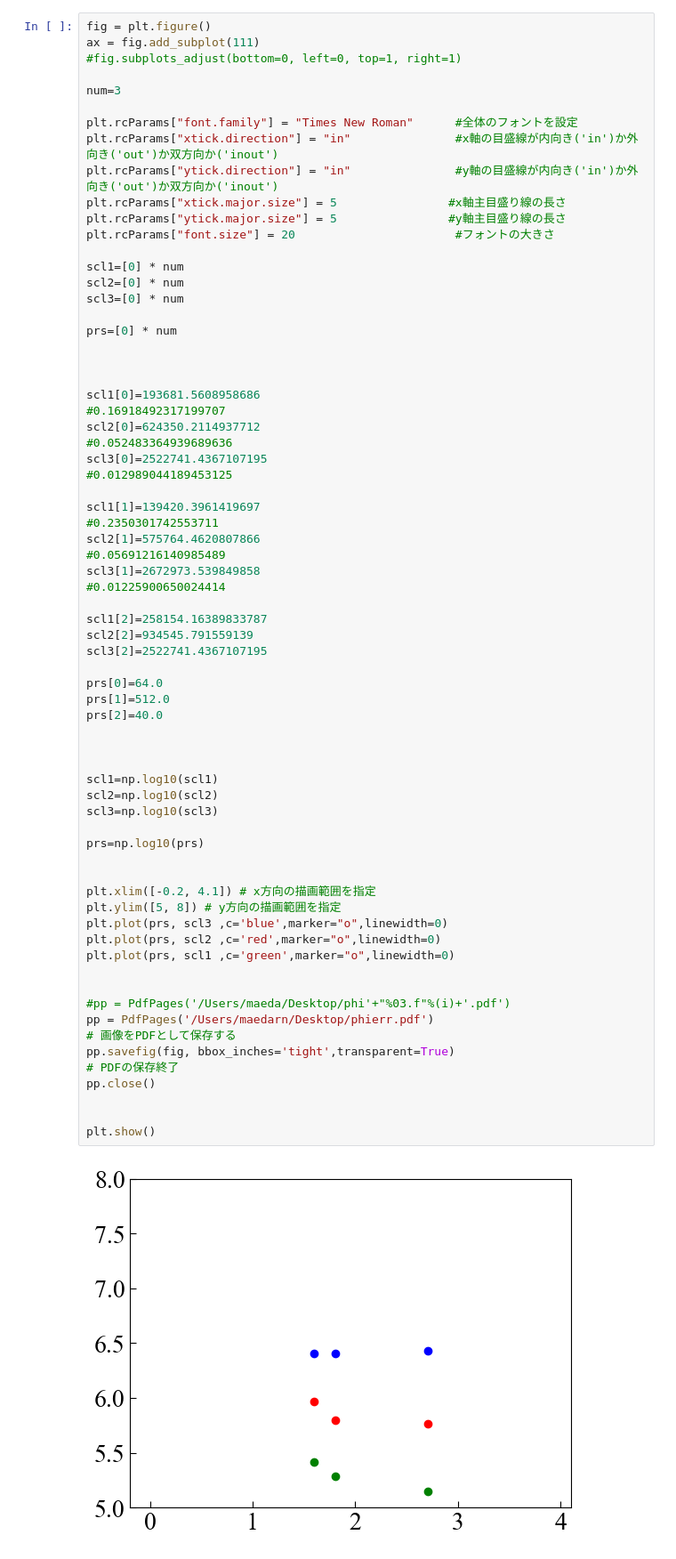
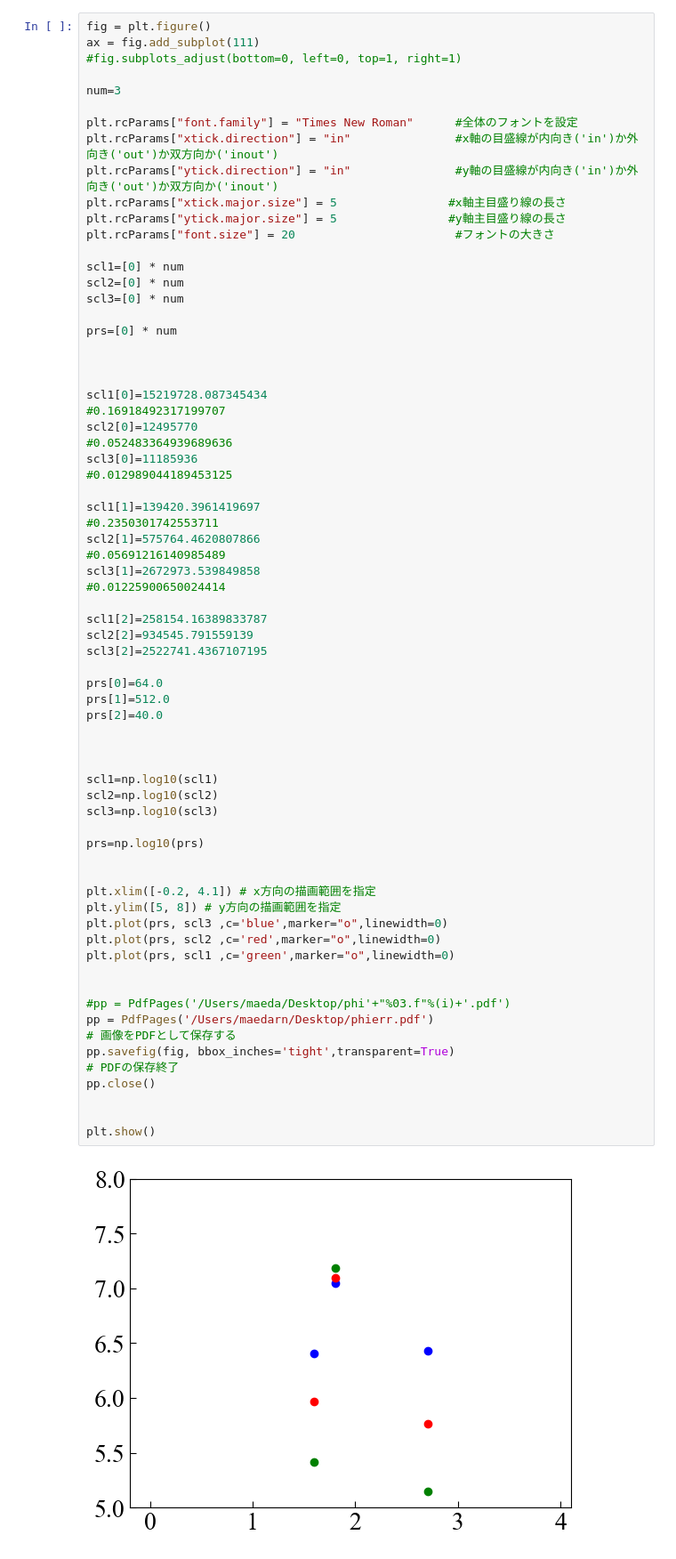
Before and after one commit to maedarn/code_tohoku, a Jupyter notebook: py/time-performance.ipynb, the cells around one changed output. Shown at 89% size. Cells and saved outputs as stored; diff of their text form.

```diff
--- a/py/time-performance.ipynb
+++ b/py/time-performance.ipynb
@@ -96,11 +78,11 @@ prs=[0] * num
 
 
 
-scl1[0]=193681.5608958686
+scl1[0]=15219728.087345434
 #0.16918492317199707
-scl2[0]=624350.2114937712
+scl2[0]=12495770
 #0.052483364939689636
-scl3[0]=2522741.4367107195
+scl3[0]=11185936
 #0.012989044189453125
 
 scl1[1]=139420.3961419697
@@ -117,31 +99,31 @@ scl3[2]=2522741.4367107195
 prs[0]=64.0
 prs[1]=512.0
 prs[2]=40.0
 
 
 
 scl1=np.log10(scl1)
 scl2=np.log10(scl2)
 scl3=np.log10(scl3)
 
 prs=np.log10(prs)
 
 
 plt.xlim([-0.2, 4.1]) # x方向の描画範囲を指定
 plt.ylim([5, 8]) # y方向の描画範囲を指定
 plt.plot(prs, scl3 ,c='blue',marker="o",linewidth=0)
 plt.plot(prs, scl2 ,c='red',marker="o",linewidth=0)
 plt.plot(prs, scl1 ,c='green',marker="o",linewidth=0)
 
 
 #pp = PdfPages('/Users/maeda/Desktop/phi'+"%03.f"%(i)+'.pdf')
 pp = PdfPages('/Users/maedarn/Desktop/phierr.pdf')
 # 画像をPDFとして保存する
 pp.savefig(fig, bbox_inches='tight',transparent=True)
 # PDFの保存終了
 pp.close()
 
 
 plt.show()
 # %% [output]
-[figure, old version]
+[figure, new version]
```
Also changed, not shown: parts of 3 cells of this notebook, 2 other files.
